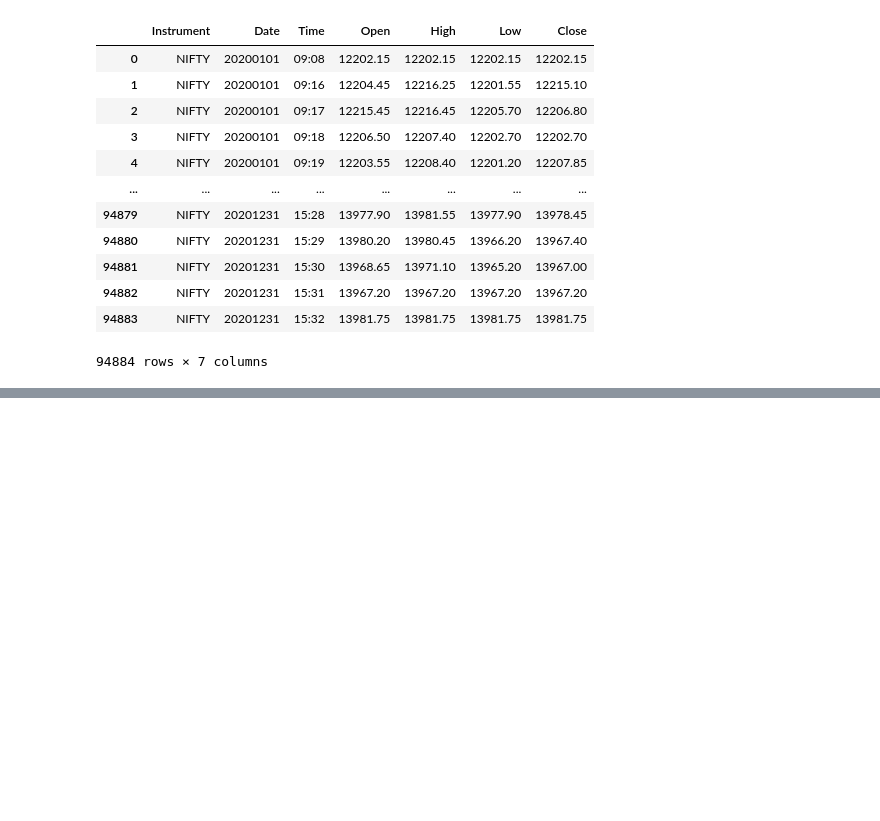
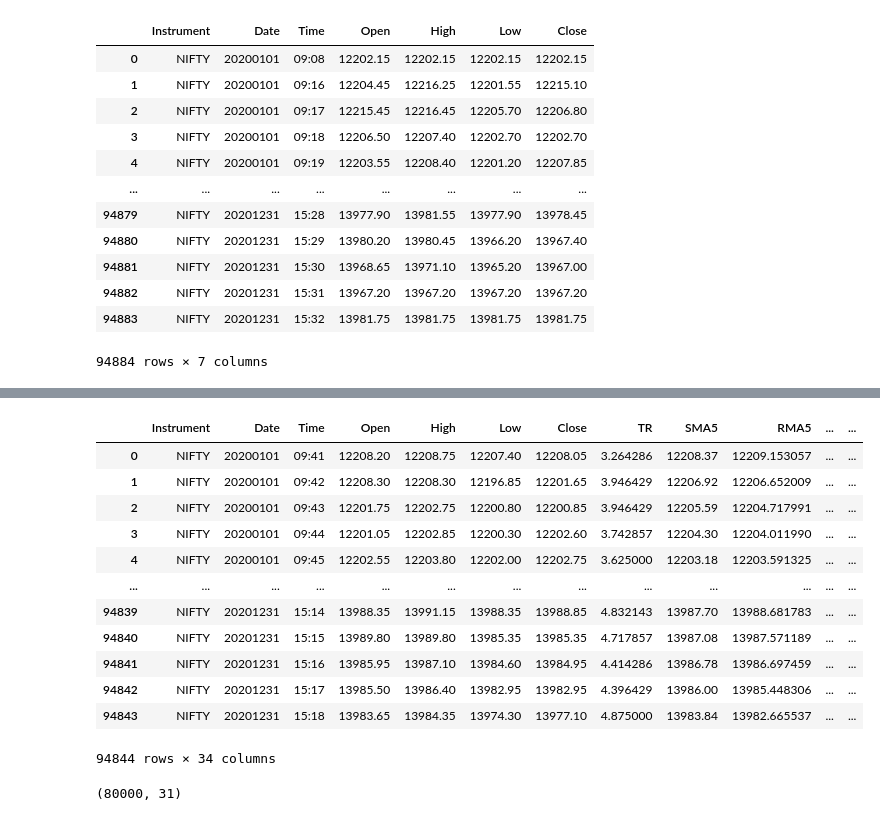
Before and after one commit to sidd272/Stock_ML, a Jupyter notebook: Untitled.ipynb, the cells around one changed output, grey strips where cells are left out. Cells and saved outputs as stored; diff of their text form; code cells hidden in the pictures; blank space fills up the shorter version.

```diff
--- a/Untitled.ipynb
+++ b/Untitled.ipynb
@@ -179,10 +180,15 @@ def OpenCloseCross(data, delayOffset=0, basisType="SMA", basisLen=8):
 # %%
 def CenterOfLinearity(data, length=14):
     src = data['Close']
-    a = 0
-    for i in range(1, length + 1):
-        a = a + i * (src.iloc[length - i] - src.iloc[i - 1])
-    return a
+    COL=[]
+    for i in range(0,len(src)-14):
+        a = 0
+        for j in range(1, length + 1):
+            a = a + (j * (src.iloc[i+length - j] - src.iloc[i+j - 1]))
+        COL.append(a)
+    for i in range(0,14):
+        COL.append(np.NaN)
+    return COL
 # %%
 def ADX_DI(data, period=14, threshold=20):
     data['TrueRange'] = data['High'] - data['Low']
@@ -224,14 +230,17 @@ data
 | 94883 | NIFTY | 20201231 | 15:32 | 13981.75 | 13981.75 | 13981.75 | 13981.75 |
 94884 rows × 7 columns
 # %%
-data['TR'] = ATR(data['High'], data['Low'], data['Close'], 14)
-data['SMA5'] = sma(data['Close'], 5)
-data['RMA5'] = rma(data['Close'], 5)
-data['WMA5'] = wma(data['Close'], 5)
-data['signal'] = MACD(data['Close'])[0]
-data['macd'] = MACD(data['Close'])[1]
-data['hist'] = MACD(data['Close'])[2]
-data['ADX'] = ADX_DI(data)
-data['CenterOfLinearity'] = CenterOfLinearity(data)
-data['LongSignal'], data['ShortSignal'] = OpenCloseCross(data)
-data['Supertrend'], data['BuySignal'], data['SellSignal'] = Supertrend(data)
+def addFeatures(data):
+    data['TR'] = ATR(data['High'], data['Low'], data['Close'], 14)
+    data['SMA5'] = sma(data['Close'], 5)
+    data['RMA5'] = rma(data['Close'], 5)
+    data['WMA5'] = wma(data['Close'], 5)
+    data['signal'] = MACD(data['Close'])[0]
+    data['macd'] = MACD(data['Close'])[1]
+    data['hist'] = MACD(data['Close'])[2]
+    data['ADX'] = ADX_DI(data)
+    data['CenterOfLinearity'] = CenterOfLinearity(data)
+    data['LongSignal'], data['ShortSignal'] = OpenCloseCross(data)
+    data['Supertrend'], data['BuySignal'], data['SellSignal'],data['Up'],data['down'] = Supertrend(data)
+    data.dropna(inplace=True)
+    data.reset_index(inplace=True, drop=True)
@@ -571,0 +495,29 @@ print(short_ma)
+# %%
+addFeatures(data)
+data
+# %% [output]
+|  | Instrument | Date | Time | Open | High | Low | Close | TR | SMA5 | RMA5 | ... | ... |
+| 0 | NIFTY | 20200101 | 09:41 | 12208.20 | 12208.75 | 12207.40 | 12208.05 | 3.264286 | 12208.37 | 12209.153057 | ... | ... |
+| 1 | NIFTY | 20200101 | 09:42 | 12208.30 | 12208.30 | 12196.85 | 12201.65 | 3.946429 | 12206.92 | 12206.652009 | ... | ... |
+| 2 | NIFTY | 20200101 | 09:43 | 12201.75 | 12202.75 | 12200.80 | 12200.85 | 3.946429 | 12205.59 | 12204.717991 | ... | ... |
+| 3 | NIFTY | 20200101 | 09:44 | 12201.05 | 12202.85 | 12200.30 | 12202.60 | 3.742857 | 12204.30 | 12204.011990 | ... | ... |
+| 4 | NIFTY | 20200101 | 09:45 | 12202.55 | 12203.80 | 12202.00 | 12202.75 | 3.625000 | 12203.18 | 12203.591325 | ... | ... |
+| ... | ... | ... | ... | ... | ... | ... | ... | ... | ... | ... | ... | ... |
+| 94839 | NIFTY | 20201231 | 15:14 | 13988.35 | 13991.15 | 13988.35 | 13988.85 | 4.832143 | 13987.70 | 13988.681783 | ... | ... |
+| 94840 | NIFTY | 20201231 | 15:15 | 13989.80 | 13989.80 | 13985.35 | 13985.35 | 4.717857 | 13987.08 | 13987.571189 | ... | ... |
+| 94841 | NIFTY | 20201231 | 15:16 | 13985.95 | 13987.10 | 13984.60 | 13984.95 | 4.414286 | 13986.78 | 13986.697459 | ... | ... |
+| 94842 | NIFTY | 20201231 | 15:17 | 13985.50 | 13986.40 | 13982.95 | 13982.95 | 4.396429 | 13986.00 | 13985.448306 | ... | ... |
+| 94843 | NIFTY | 20201231 | 15:18 | 13983.65 | 13984.35 | 13974.30 | 13977.10 | 4.875000 | 13983.84 | 13982.665537 | ... | ... |
+94844 rows × 34 columns
+# %%
+test_size=80000
+data["LongSignal"]=data["LongSignal"].astype(int)
+data["ShortSignal"]=data["ShortSignal"].astype(int)
+data["BuySignal"]=data["BuySignal"].astype(int)
+data["SellSignal"]=data["SellSignal"].astype(int)
+df_train = data[-test_size:]
+df_test = data[test_size:]
+training_set = df_train.iloc[:, 3:].values
+training_set.shape
+# %% [output]
+(80000, 31)
```
Also changed, not shown: parts of 41 cells of this notebook.
